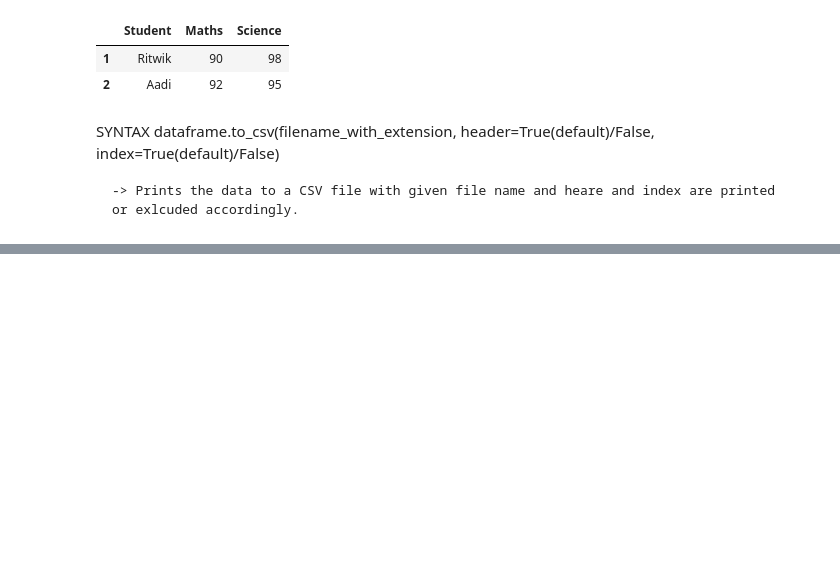
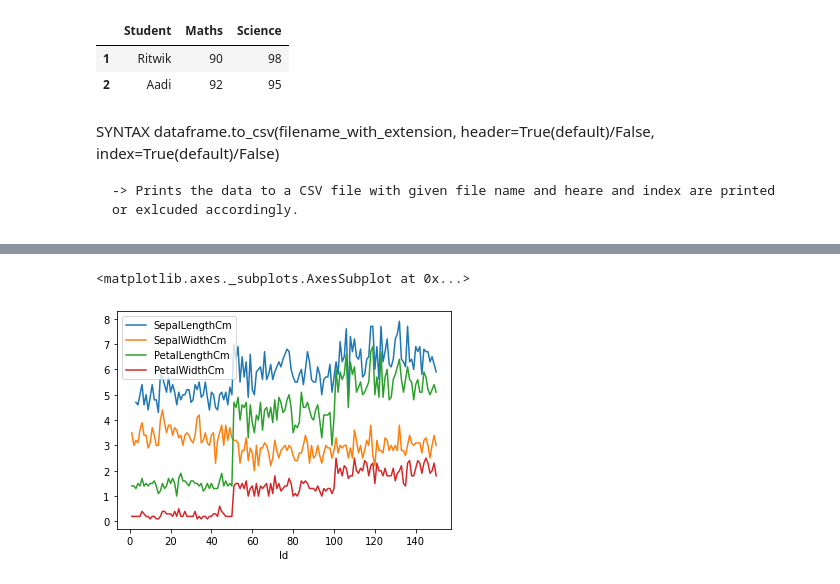
Before and after one commit to pramodkachare/Python_course, a Jupyter notebook: Module-5.ipynb, the cells around one changed output, grey strips where cells are left out. Cells and saved outputs as stored; diff of their text form; code cells hidden in the pictures; blank space fills up the shorter version.

Commit message:
Update pandas
Update plots using pandas

```diff
--- a/Module-5.ipynb
+++ b/Module-5.ipynb
@@ -272,0 +411,3 @@ df3.to_excel('Math_topper.xlsx', header=True, index=False)
+# %%
+df.dropna(axis=0, how='any', inplace=True)
+df
@@ -272,0 +429,3 @@ df3.to_excel('Math_topper.xlsx', header=True, index=False)
+# %%
+df.fillna(0, axis=0, inplace=True)
+df
@@ -272,0 +447,3 @@ df3.to_excel('Math_topper.xlsx', header=True, index=False)
+# %%
+df.replace(to_replace='Iris-setosa', value='Setosa', inplace=True)
+df
@@ -272,0 +465,4 @@ df3.to_excel('Math_topper.xlsx', header=True, index=False)
+# %%
+var = {'Iris-setosa': 'Setosa', 'Iris-virginica': 'Virginica'}
+df.replace(var, inplace=True)
+df
@@ -272,0 +501,5 @@ df3.to_excel('Math_topper.xlsx', header=True, index=False)
+# %%
+df.plot()
+# %% [output]
+<matplotlib.axes._subplots.AxesSubplot at 0x...>
+[figure, added]
```
Also changed, not shown: parts of 21 cells of this notebook, 1 other file.
